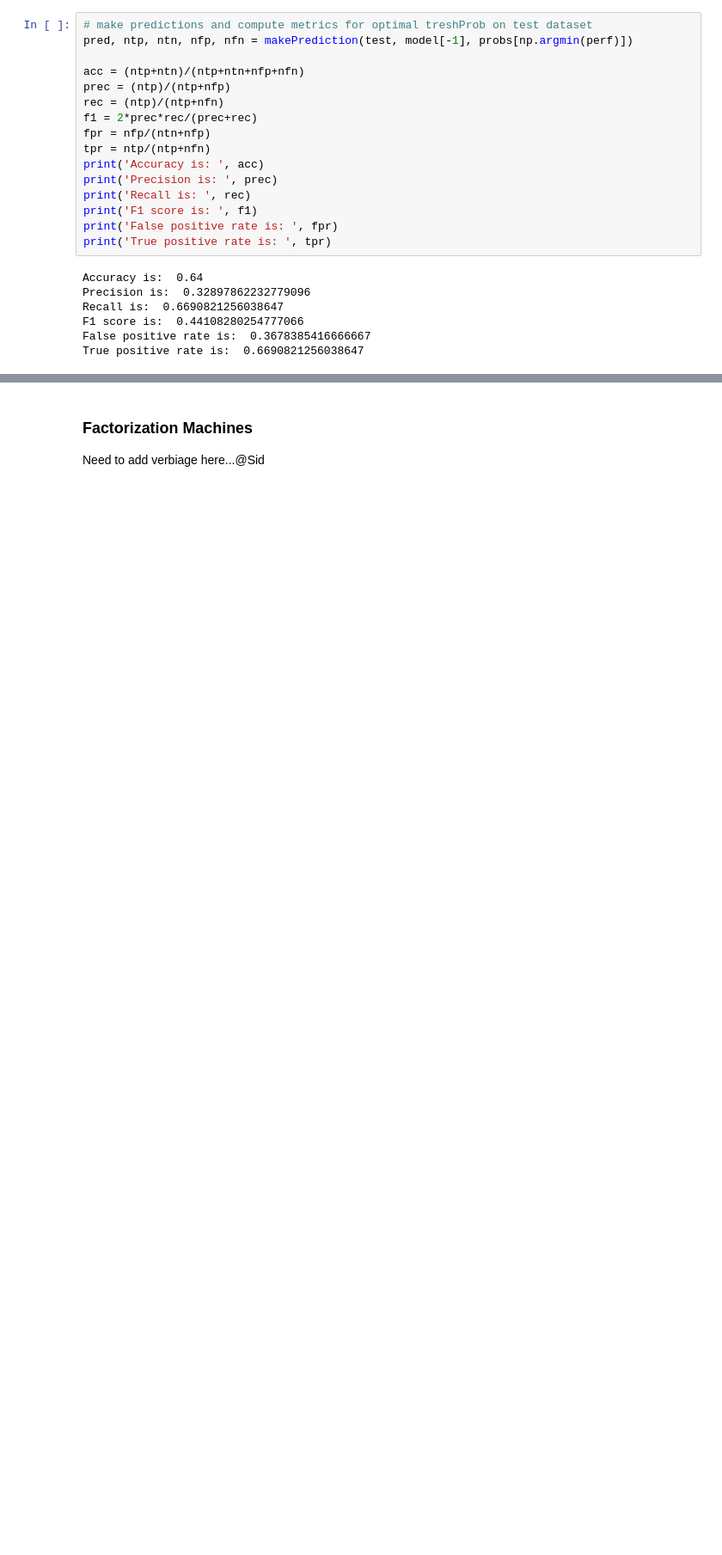
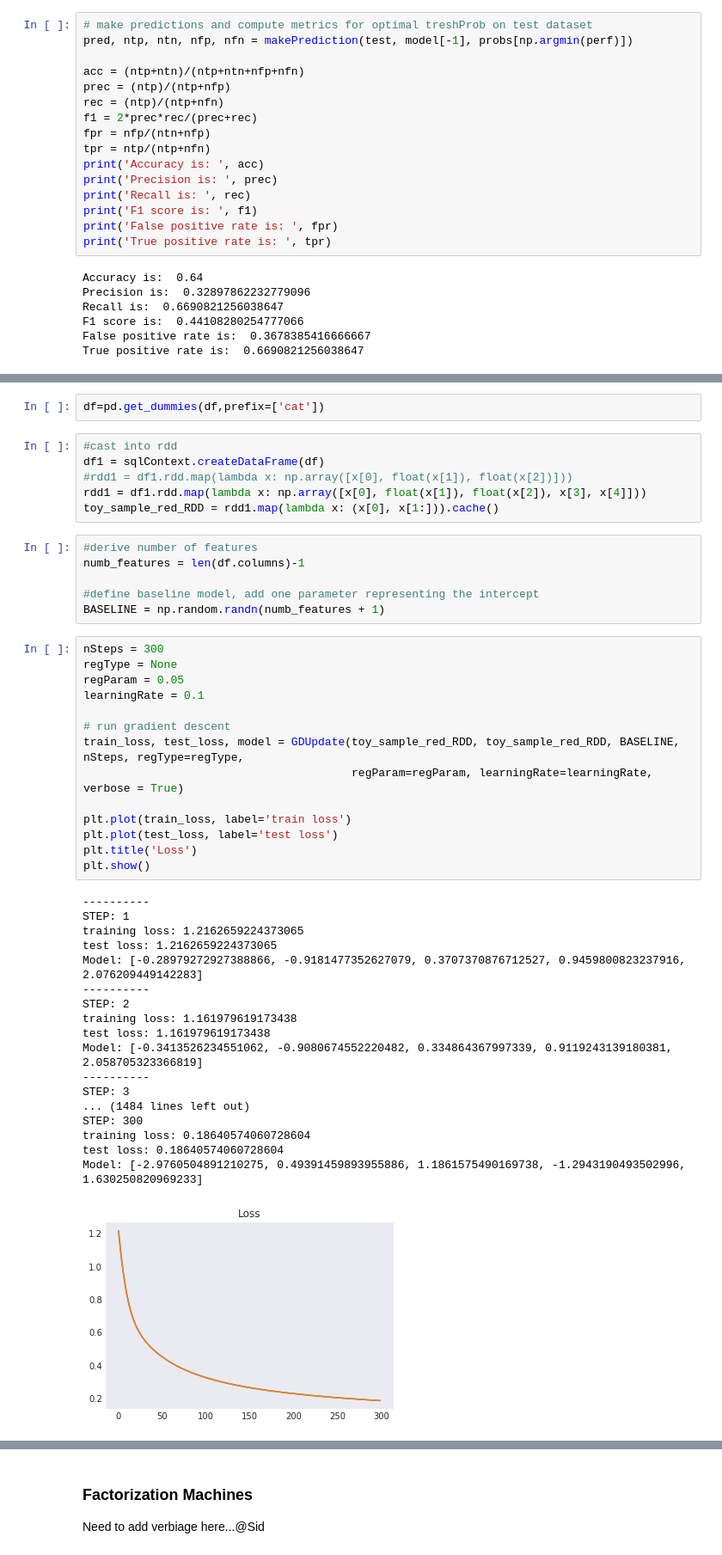
Before and after one commit to vnagapudi/W261_Final_Project, a Jupyter notebook: final_project_v1.ipynb, the cells around one changed output, grey strips where cells are left out. Shown at 86% size. Drawn from its saved outputs; the diff is of its cells as text; blank space fills up the shorter version.

```diff
--- a/final_project_v1.ipynb
+++ b/final_project_v1.ipynb
@@ -1163,0 +1184,47 @@ True positive rate is:  0.6690821256038647
+# %%
+df=pd.get_dummies(df,prefix=['cat'])
+# %%
+#cast into rdd
+df1 = sqlContext.createDataFrame(df)
+#rdd1 = df1.rdd.map(lambda x: np.array([x[0], float(x[1]), float(x[2])]))
+rdd1 = df1.rdd.map(lambda x: np.array([x[0], float(x[1]), float(x[2]), x[3], x[4]]))
+toy_sample_red_RDD = rdd1.map(lambda x: (x[0], x[1:])).cache()
+# %%
+#derive number of features
+numb_features = len(df.columns)-1
+
+#define baseline model, add one parameter representing the intercept
+BASELINE = np.random.randn(numb_features + 1)
+# %%
+nSteps = 300
+regType = None
+regParam = 0.05
+learningRate = 0.1
+
+# run gradient descent
+train_loss, test_loss, model = GDUpdate(toy_sample_red_RDD, toy_sample_red_RDD, BASELINE, nSteps, regType=regType,
+                                        regParam=regParam, learningRate=learningRate, verbose = True)
+
+plt.plot(train_loss, label='train loss')
+plt.plot(test_loss, label='test loss')
+plt.title('Loss')
+plt.show()
+# %% [output]
+----------
+STEP: 1
+training loss: 1.2162659224373065
+test loss: 1.2162659224373065
+Model: [-0.28979272927388866, -0.9181477352627079, 0.3707370876712527, 0.9459800823237916, 2.076209449142283]
+----------
+STEP: 2
+training loss: 1.161979619173438
+test loss: 1.161979619173438
+Model: [-0.3413526234551062, -0.9080674552220482, 0.334864367997339, 0.9119243139180381, 2.058705323366819]
+----------
+STEP: 3
+... (1484 lines left out)
+STEP: 300
+training loss: 0.18640574060728604
+test loss: 0.18640574060728604
+Model: [-2.9760504891210275, 0.49391459893955886, 1.1861575490169738, -1.2943190493502996, 1.630250820969233]
+[figure, added]
```
Also changed, not shown: parts of 34 cells of this notebook.
